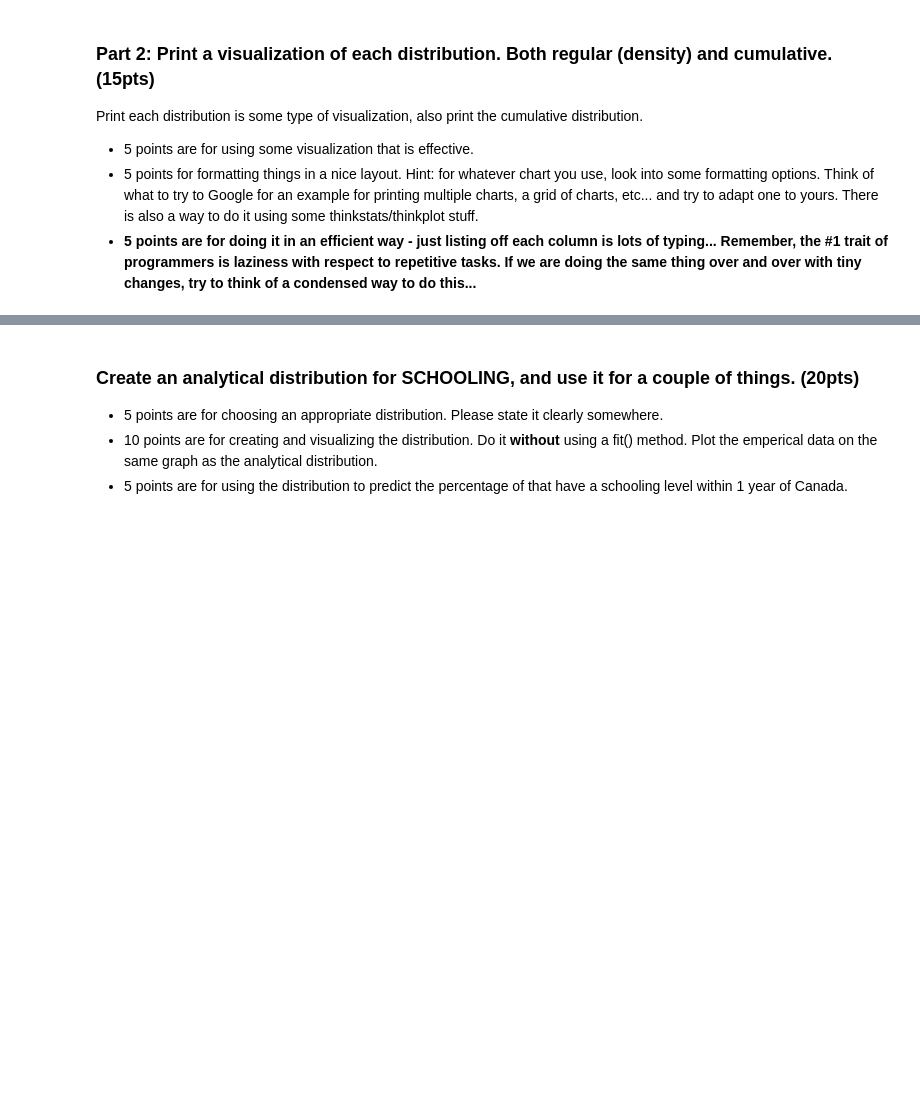
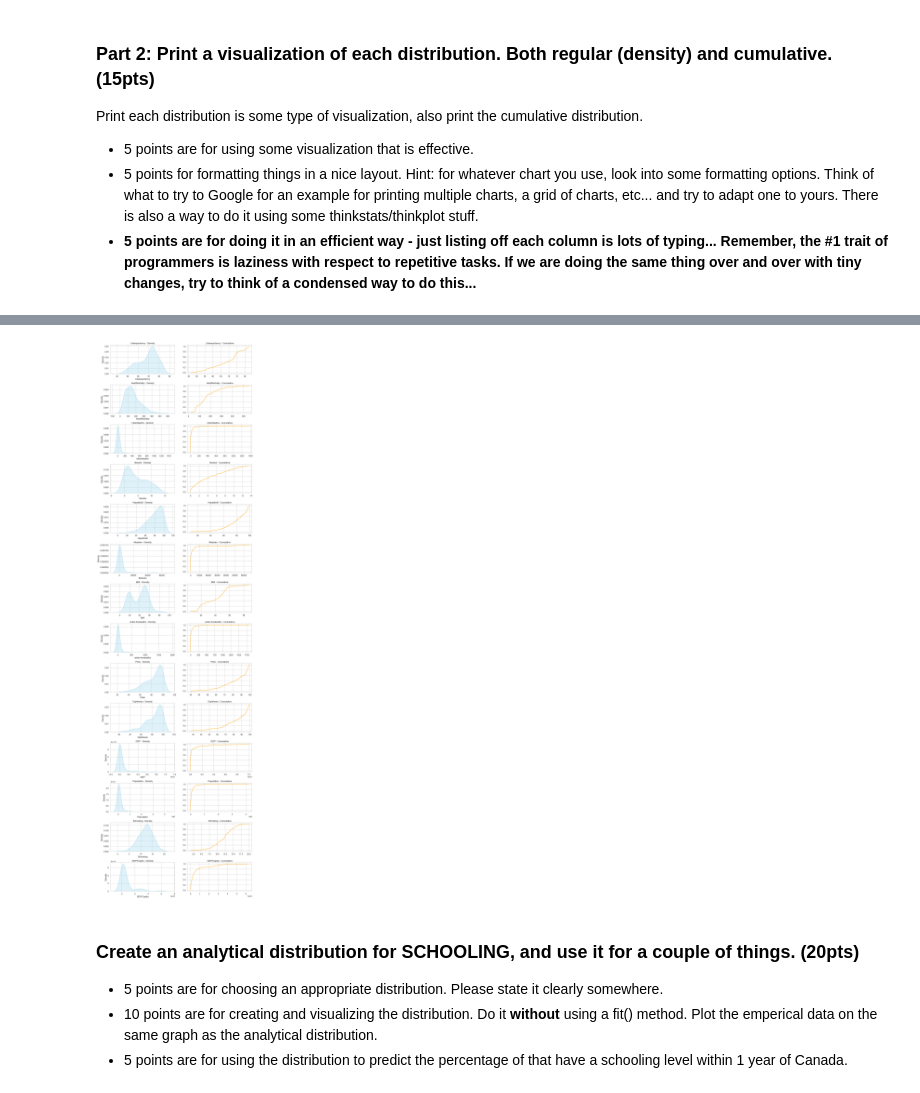
Before and after one commit to AkeemSemperDataScience/data3450-assignment-2-monguyen93, a Jupyter notebook: START_Asn_2.ipynb, the cells around one changed output, grey strips where cells are left out. Saved outputs shown, nothing was run; the diff lists cells and outputs as text; code cells hidden in the pictures; blank space fills up the shorter version.

```diff
--- a/START_Asn_2.ipynb
+++ b/START_Asn_2.ipynb
@@ -68,3 +110,38 @@ Error:
+# %%
+#Print all distributions
+
+numeric_cols = ["Lifeexpectancy", "AdultMortality", "infantdeaths", "Alcohol",
+    "HepatitisB", "Measles", "BMI", "under-fivedeaths", "Polio",
+    "Diphtheria", "GDP", "Population", "Schooling", "GDP/Capita"]
+
+
+def plot_distribution(df, col, ax_density, ax_cdf):
+    """Plot density and cumulative distribution for a column."""
+    # Drop NaN values
+    data = df[col].dropna()
+
+    # Density plot
+    sns.kdeplot(data, ax=ax_density, fill=True, color='skyblue')
+    ax_density.set_title(f"{col} - Density")
+
+    # Cumulative distribution plot
+    sorted_data = data.sort_values()
+    cdf = sorted_data.rank(method='first') / len(sorted_data)
+    ax_cdf.plot(sorted_data, cdf, color='orange')
+    ax_cdf.set_title(f"{col} - Cumulative")
+
+num_cols = len(numeric_cols)
+fig, axes = plt.subplots(num_cols, 2, figsize=(12, num_cols*3))
+plt.tight_layout(pad=3)
+
+for i, col in enumerate(numeric_cols):
+    ax_density = axes[i, 0]
+    ax_cdf = axes[i, 1]
+    plot_distribution(dfLE, col, ax_density, ax_cdf)
+
+plt.show()
+# %% [output]
+[figure, added]
 # %% [markdown]
 ### Create an analytical distribution for SCHOOLING, and use it for a couple of things. (20pts)
 
```
Also changed, not shown: parts of 16 cells of this notebook, 4 other files.
